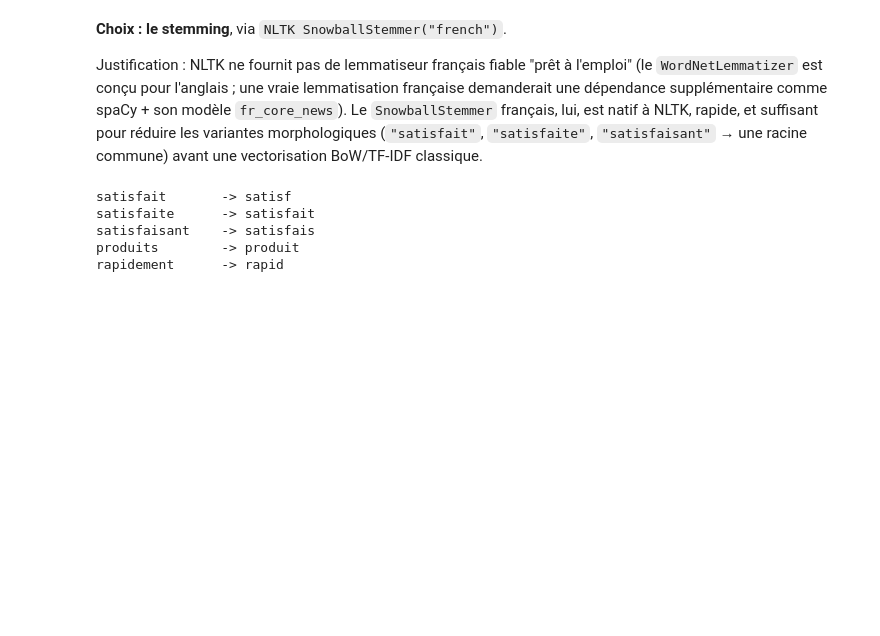
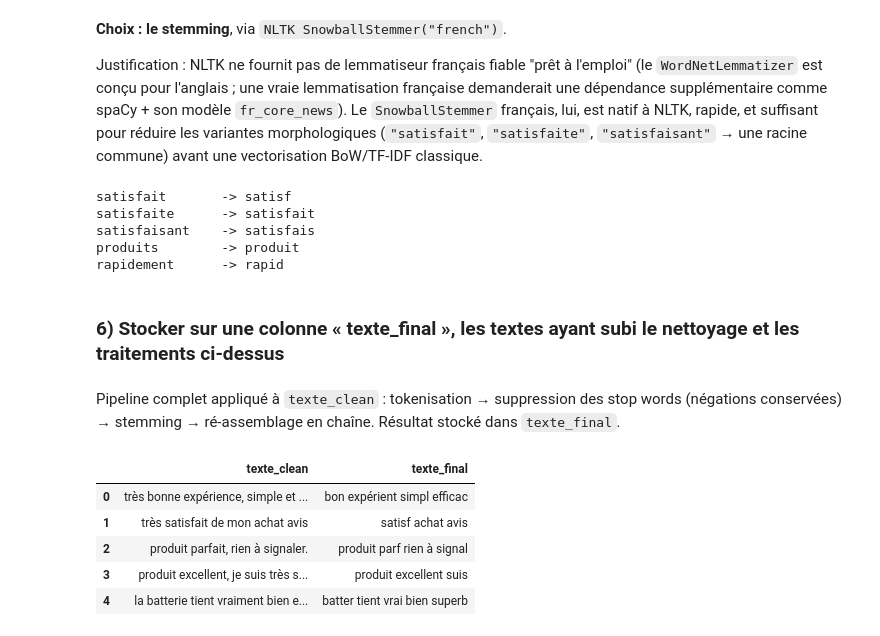
Before and after one commit to DIOPBARHAM/atelier_prepa_donnees_textuelles-, a Jupyter notebook: notebooks/atelier_prepa_donnees_textuelles.ipynb, the cells around one changed output. Drawn from its saved outputs; the diff is of its cells as text; code cells hidden in the pictures; blank space fills up the shorter version.

Commit message:
Partie 4 – Normalisation 6) Stocker sur une colonne « texte_final », les textes ayant subi le nettoyage et les traitements ci-dessus

```diff
--- a/notebooks/atelier_prepa_donnees_textuelles.ipynb
+++ b/notebooks/atelier_prepa_donnees_textuelles.ipynb
@@ -696,3 +696,25 @@ satisfaite      -> satisfait
 satisfaisant    -> satisfais
 produits        -> produit
 rapidement      -> rapid
+# %% [markdown]
+### 6) Stocker sur une colonne « texte_final », les textes ayant subi le nettoyage et les traitements ci-dessus
+# %% [markdown]
+Pipeline complet appliqué à `texte_clean` : tokenisation → suppression des stop words (négations conservées) →
+stemming → ré-assemblage en chaîne. Résultat stocké dans `texte_final`.
+# %%
+def normaliser(text):
+    tokens = word_tokenize(text, language="french", preserve_line=True)
+    tokens = [t for t in tokens if t.isalpha()]                  # on garde uniquement les mots (retire ponctuation isolée)
+    tokens = [t for t in tokens if t not in stopwords_a_supprimer]  # stop words (hors négations)
+    tokens = [stemmer.stem(t) for t in tokens]                   # stemming
+    return " ".join(tokens)
+
+df["texte_final"] = df["texte_clean"].apply(normaliser)
+df[["texte_clean", "texte_final"]].head()
+# %% [output]
+|  | texte_clean | texte_final |
+| 0 | très bonne expérience, simple et ... | bon expérient simpl efficac |
+| 1 | très satisfait de mon achat avis | satisf achat avis |
+| 2 | produit parfait, rien à signaler. | produit parf rien à signal |
+| 3 | produit excellent, je suis très s... | produit excellent suis |
+| 4 | la batterie tient vraiment bien e... | batter tient vrai bien superb |
```
